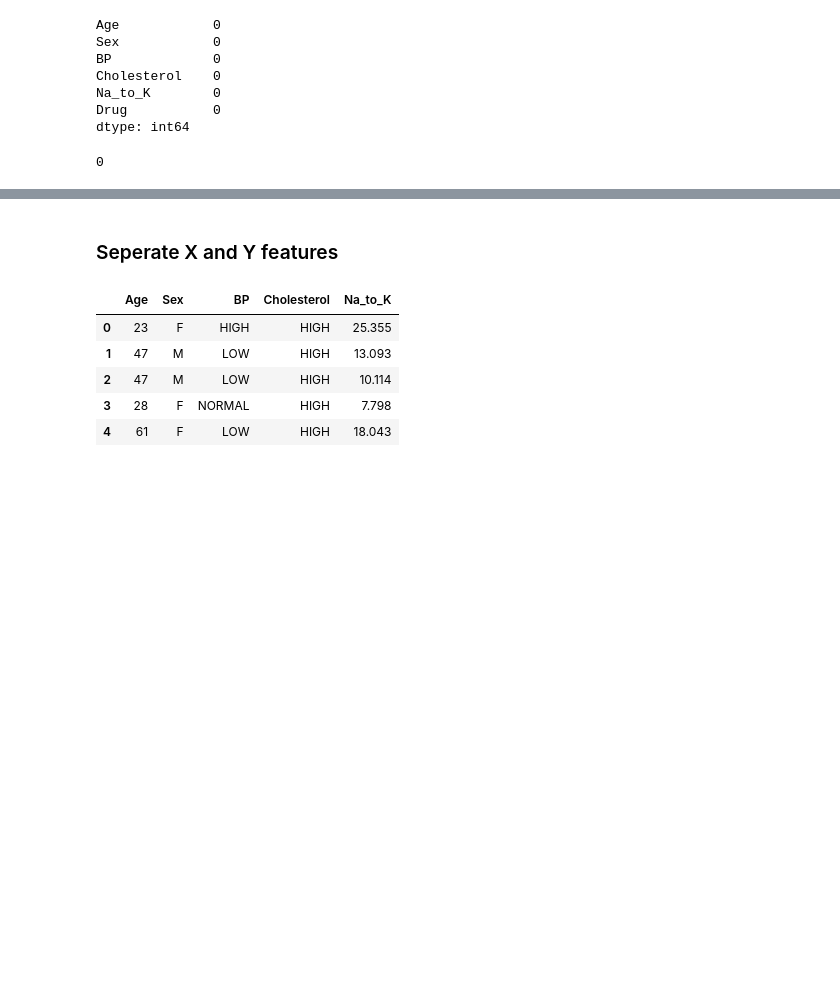
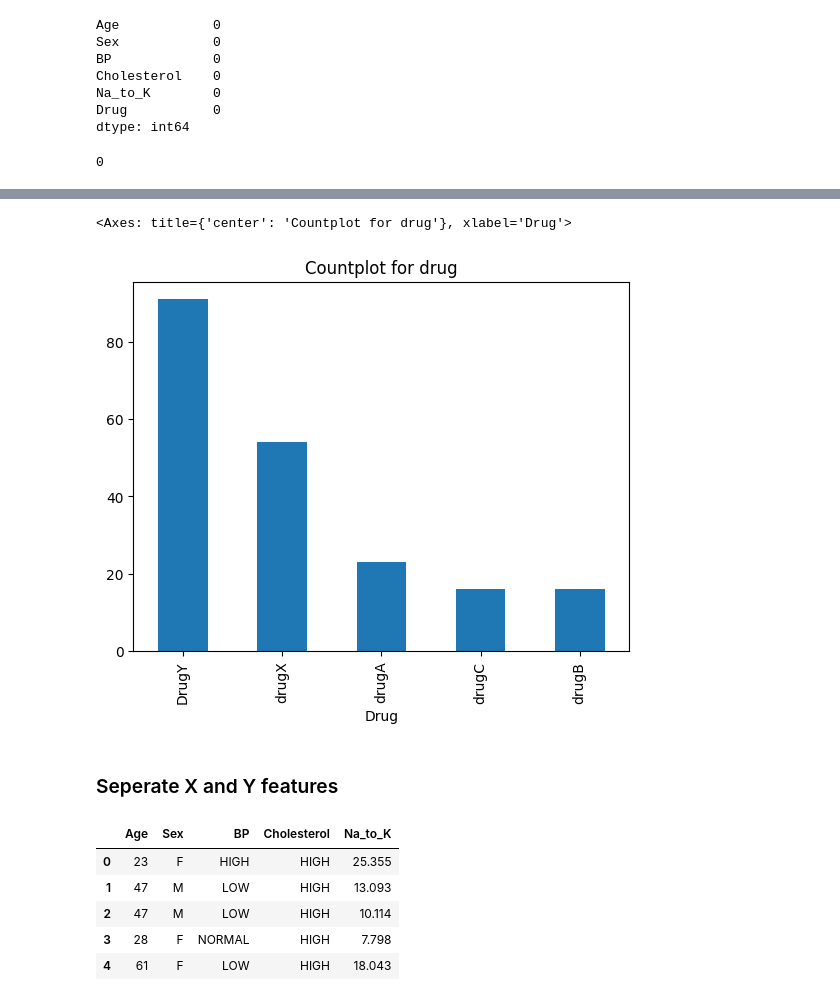
Before and after one commit to gaurigund-13/Machine-Learning-Algorithm, a Jupyter notebook: Random_Forest_Algorithm/Random_Forest_Algo_on_Drug.ipynb, the cells around one changed output, grey strips where cells are left out. Cells and saved outputs as stored; diff of their text form; code cells hidden in the pictures; blank space fills up the shorter version.

```diff
--- a/Random_Forest_Algorithm/Random_Forest_Algo_on_Drug.ipynb
+++ b/Random_Forest_Algorithm/Random_Forest_Algo_on_Drug.ipynb
@@ -78,3 +92,8 @@ df.duplicated().sum()
+# %%
+df['Drug'].value_counts().plot(kind='bar', title="Countplot for drug")
+# %% [output]
+<Axes: title={'center': 'Countplot for drug'}, xlabel='Drug'>
+[figure, added]
 # %% [markdown]
 ### Seperate X and Y features
 # %%
```
Also changed, not shown: parts of 63 cells of this notebook, 2 other files.
